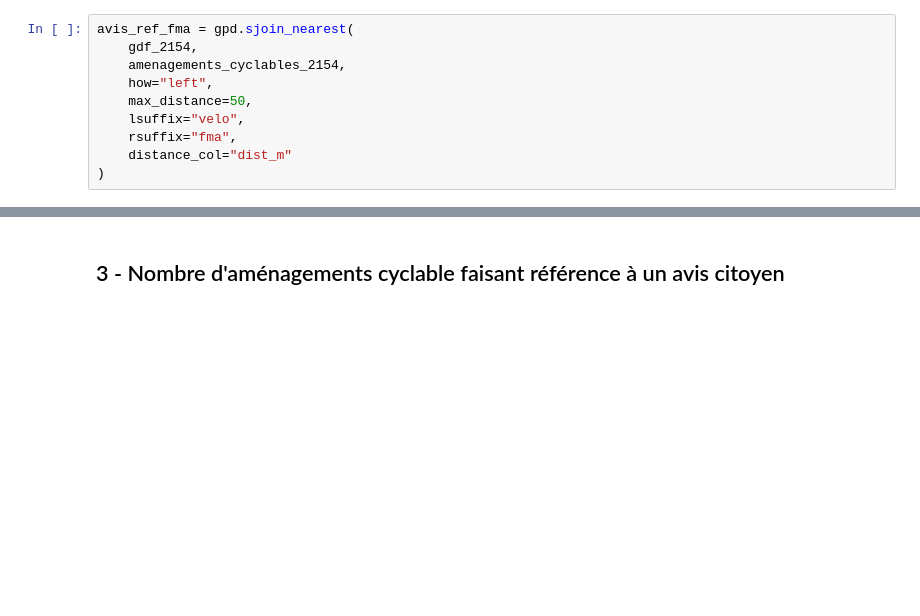
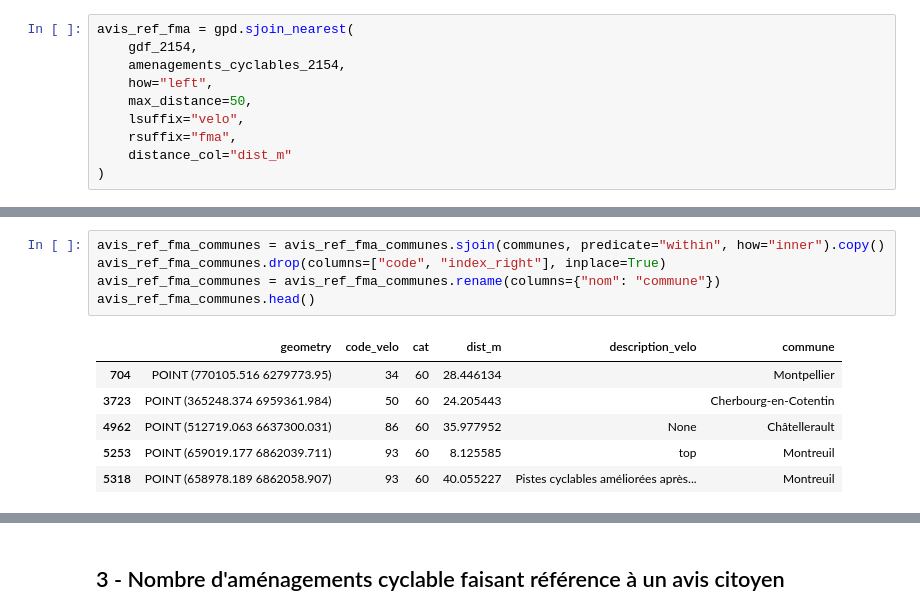
Before and after one commit to dataforgoodfr/offseason_fub, a Jupyter notebook: code/geodata-analysis/croisements_amenagements_cyclables.ipynb, the cells around one changed output, grey strips where cells are left out. Saved outputs shown, nothing was run; the diff lists cells and outputs as text; blank space fills up the shorter version.

```diff
--- a/code/geodata-analysis/croisements_amenagements_cyclables.ipynb
+++ b/code/geodata-analysis/croisements_amenagements_cyclables.ipynb
@@ -101,0 +112,12 @@ Pourcentage de points verts avec un aménagement cyclable à moins de 50 m : 0.6
+# %%
+avis_ref_fma_communes = avis_ref_fma_communes.sjoin(communes, predicate="within", how="inner").copy()
+avis_ref_fma_communes.drop(columns=["code", "index_right"], inplace=True)
+avis_ref_fma_communes = avis_ref_fma_communes.rename(columns={"nom": "commune"})
+avis_ref_fma_communes.head()
+# %% [output]
+|  | geometry | code_velo | cat | dist_m | description_velo | commune |
+| 704 | POINT (770105.516 6279773.95) | 34 | 60 | 28.446134 |  | Montpellier |
+| 3723 | POINT (365248.374 6959361.984) | 50 | 60 | 24.205443 |  | Cherbourg-en-Cotentin |
+| 4962 | POINT (512719.063 6637300.031) | 86 | 60 | 35.977952 | None | Châtellerault |
+| 5253 | POINT (659019.177 6862039.711) | 93 | 60 | 8.125585 | top | Montreuil |
+| 5318 | POINT (658978.189 6862058.907) | 93 | 60 | 40.055227 | Pistes cyclables améliorées après... | Montreuil |
```
Also changed, not shown: parts of 11 cells of this notebook.
